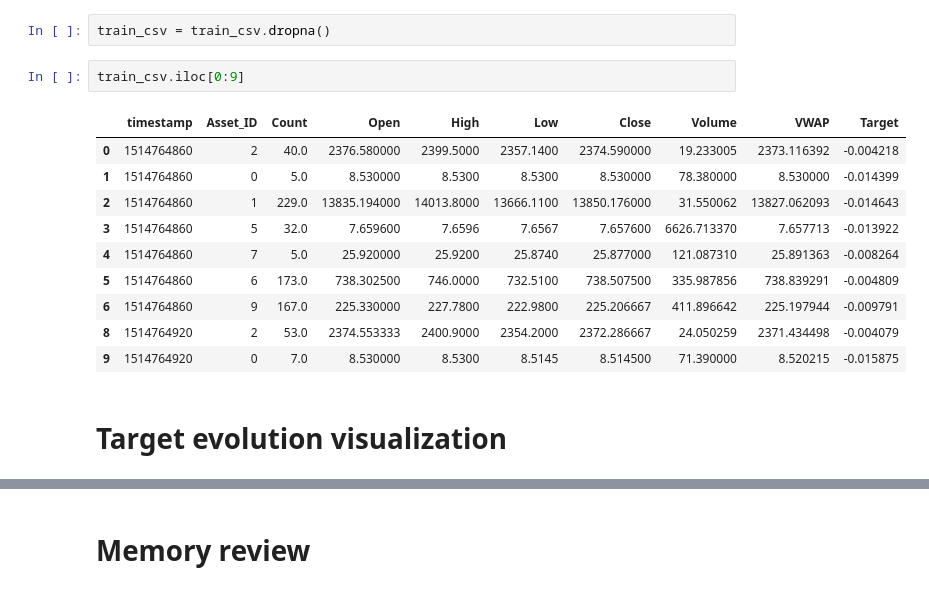
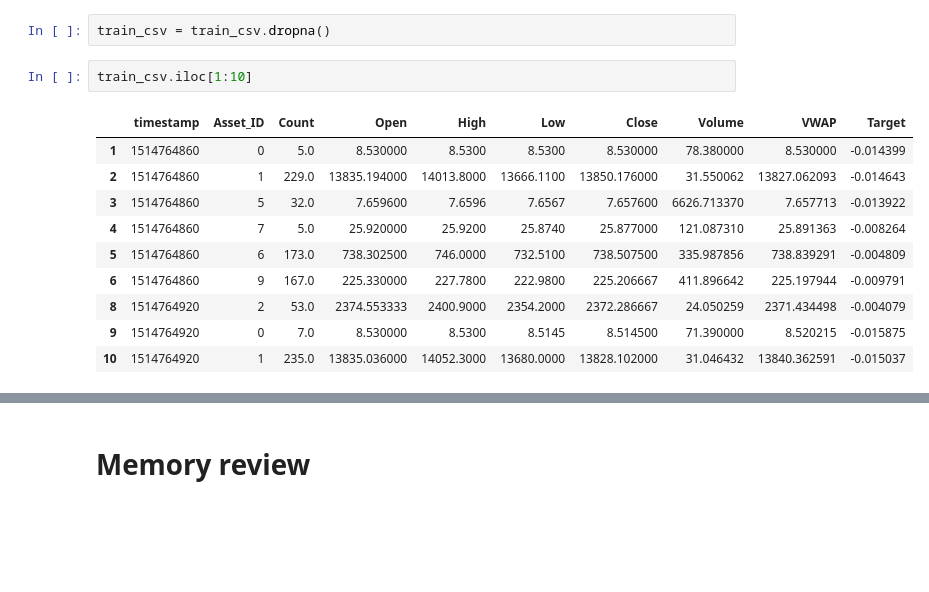
Before and after one commit to ArnaudMallet/crypto_pred, a Jupyter notebook: cryptodl.ipynb, the cells around one changed output, grey strips where cells are left out. Cells and saved outputs as stored; diff of their text form; blank space fills up the shorter version.

```diff
--- a/cryptodl.ipynb
+++ b/cryptodl.ipynb
@@ -67,10 +67,9 @@ supplemental_train = pd.read_csv("supplemental_train.csv")
 # %%
 train_csv = train_csv.dropna()
 # %%
-train_csv.iloc[0:9]
+train_csv.iloc[1:10]
 # %% [output]
 |  | timestamp | Asset_ID | Count | Open | High | Low | Close | Volume | VWAP | Target |
-| 0 | 1514764860 | 2 | 40.0 | 2376.580000 | 2399.5000 | 2357.1400 | 2374.590000 | 19.233005 | 2373.116392 | -0.004218 |
 | 1 | 1514764860 | 0 | 5.0 | 8.530000 | 8.5300 | 8.5300 | 8.530000 | 78.380000 | 8.530000 | -0.014399 |
 | 2 | 1514764860 | 1 | 229.0 | 13835.194000 | 14013.8000 | 13666.1100 | 13850.176000 | 31.550062 | 13827.062093 | -0.014643 |
 | 3 | 1514764860 | 5 | 32.0 | 7.659600 | 7.6596 | 7.6567 | 7.657600 | 6626.713370 | 7.657713 | -0.013922 |
@@ -79,5 +78,4 @@ train_csv.iloc[0:9]
 | 6 | 1514764860 | 9 | 167.0 | 225.330000 | 227.7800 | 222.9800 | 225.206667 | 411.896642 | 225.197944 | -0.009791 |
 | 8 | 1514764920 | 2 | 53.0 | 2374.553333 | 2400.9000 | 2354.2000 | 2372.286667 | 24.050259 | 2371.434498 | -0.004079 |
 | 9 | 1514764920 | 0 | 7.0 | 8.530000 | 8.5300 | 8.5145 | 8.514500 | 71.390000 | 8.520215 | -0.015875 |
+| 10 | 1514764920 | 1 | 235.0 | 13835.036000 | 14052.3000 | 13680.0000 | 13828.102000 | 31.046432 | 13840.362591 | -0.015037 |
-# %% [markdown]
-# Target evolution visualization
```
Also changed, not shown: parts of 6 cells of this notebook.
